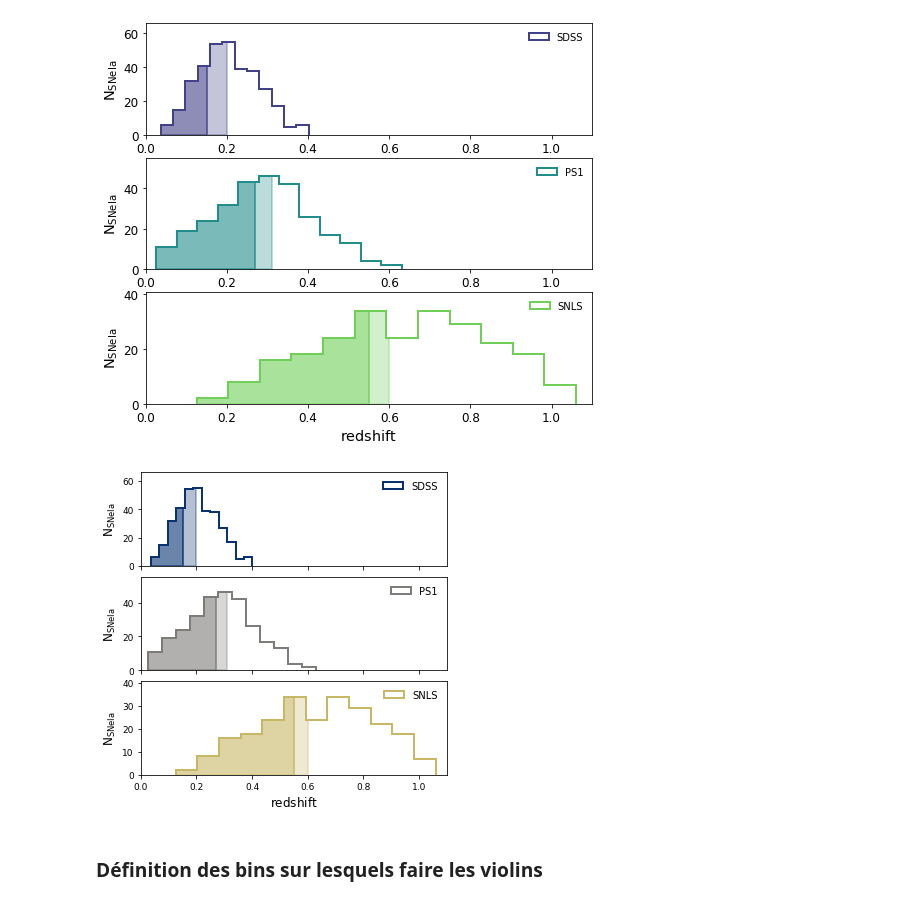
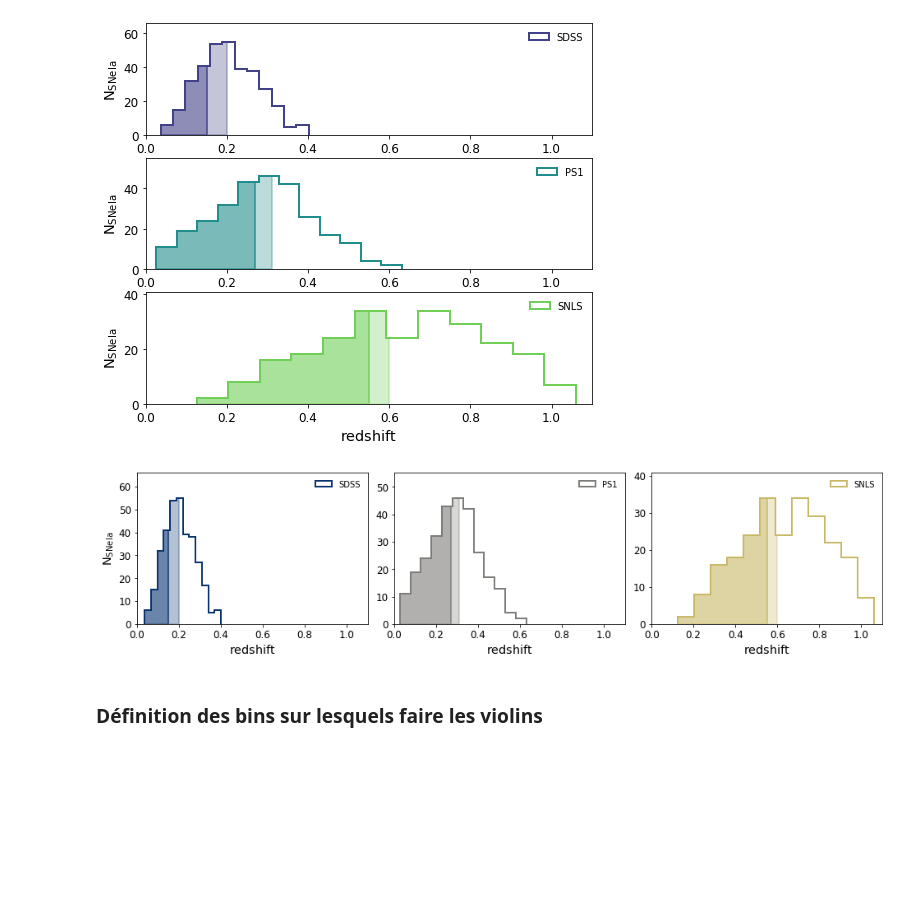
Before and after one commit to Nora-n/variaIa, a Jupyter notebook: notebooks/Drafts/draft_plots_simple_maglim.ipynb, the cells around one changed output. Saved outputs shown, nothing was run; the diff lists cells and outputs as text; code cells hidden in the pictures; blank space fills up the shorter version.

Commit message:
Howell+const; changed images for presentation

```diff
--- a/notebooks/Drafts/draft_plots_simple_maglim.ipynb
+++ b/notebooks/Drafts/draft_plots_simple_maglim.ipynb
@@ -643,20 +643,29 @@ fig.savefig('../../Images/png/hist_surveys_cuts.png', bbox_inches='tight', dpi=6
 # %% [output]
 [figure]
 # %%
-fig = plt.figure(figsize=[5, 5])
-#fig = plt.figure(figsize=[15, 3])
+#fig = plt.figure(figsize=[5, 5])
+fig = plt.figure(figsize=[15, 3])
 
 prop = dict(marker="o", ms=10, ecolor="0.3", lw=2, mew=1, mec="0.5", zorder=5)
 dgmap = plt.cm.get_cmap('viridis')
 
 i = 1
 
-left, width = 0.1, 0.85
-bottom, height = 0.11, 0.26
-yspan = 0.03
+# for vert
+#left, width = 0.1, 0.85
+#bottom, height = 0.11, 0.26
+#yspan = 0.03
 
-for i, survey in enumerate(surveys[1:-1][::-1]):
-    ax = fig.add_axes([left, bottom+i*(height+yspan), width, height])
+# for horiz
+left, width = 0.1, 0.26
+bottom, height = 0.11, 0.85
+xspan = 0.03
+
+for i, survey in enumerate(surveys[1:-1]):#[::-1]):
+    # for vert
+    #ax = fig.add_axes([left, bottom+i*(height+yspan), width, height])
+    # for horiz
+    ax = fig.add_axes([left+i*(width+xspan), bottom, width, height])
     N, _, patches = ax.hist(surv[survey].zCMB, bins=12,
                             color=colors[survey],
                             histtype='step', lw=2, label=survey)
@@ -678,42 +687,42 @@ for i, survey in enumerate(surveys[1:-1][::-1]):
                    z_max[survey][1],
                    color=colors[survey],
                    alpha=.3, lw=2.0,
                    clip_path=patches[0])
 
     if cons.value and not btw.value:
         ax.axvspan(np.min(surv[survey].zCMB),
                z_max[survey][0],
                color=colors[survey],
                alpha=.6, lw=2.0,
                clip_path=patches[0])
 
     if after.value:
         ax.axvspan(np.min(surv[survey].zCMB),
                    np.max(surv[survey].zCMB),
                    color=colors[survey],
                    alpha=.6, lw=2.0,
                    clip_path=patches[0])
 
     ax.set_xlim(0, 1.1)
     ax.set_ylim(0, 1.20*np.max(N))
 
+    #if i == 0:
+    ax.set_xlabel(r"$\mathrm{redshift}$ ", fontsize="x-large")
+    #else:
+    #    ax.set_xticklabels(['' for _ in ax.get_xticklabels()])
     if i == 0:
-        ax.set_xlabel(r"$\mathrm{redshift}$ ", fontsize="large")
-    else:
-        ax.set_xticklabels(['' for _ in ax.get_xticklabels()])
-    #if i == 1:
-    ax.set_ylabel(r"$\mathrm{N}_\mathrm{SNe Ia}$", fontsize="large")
+        ax.set_ylabel(r"$\mathrm{N}_\mathrm{SNe Ia}$", fontsize="x-large")
 
     #if i >= 2:
     #    ax.set_yticks([])
 
-    ax.tick_params(labelsize = 9)
+    ax.tick_params(labelsize = 12)
     ax.legend(ncol=1, loc='upper right', fontsize='medium', frameon=False)
 
-fig.savefig('../../Images/hist_surveys_cuts_55-'+smap.name+'.pdf', bbox_inches='tight')
-fig.savefig('../../Images/png/hist_surveys_cuts_55-'+smap.name+'.png', bbox_inches='tight', dpi=600)
+fig.savefig('../../Images/pdf/hist_surveys_cuts_horiz-'+smap.name+'.pdf', bbox_inches='tight')
+fig.savefig('../../Images/png/hist_surveys_cuts_horiz-'+smap.name+'.png', bbox_inches='tight', dpi=600)
 # %% [output]
-[figure, old version]
+[figure, new version]
 # %% [markdown]
 ### Définition des bins sur lesquels faire les violins
 # %%
```
Also changed, not shown: parts of 2 cells of this notebook, 25 other files.
